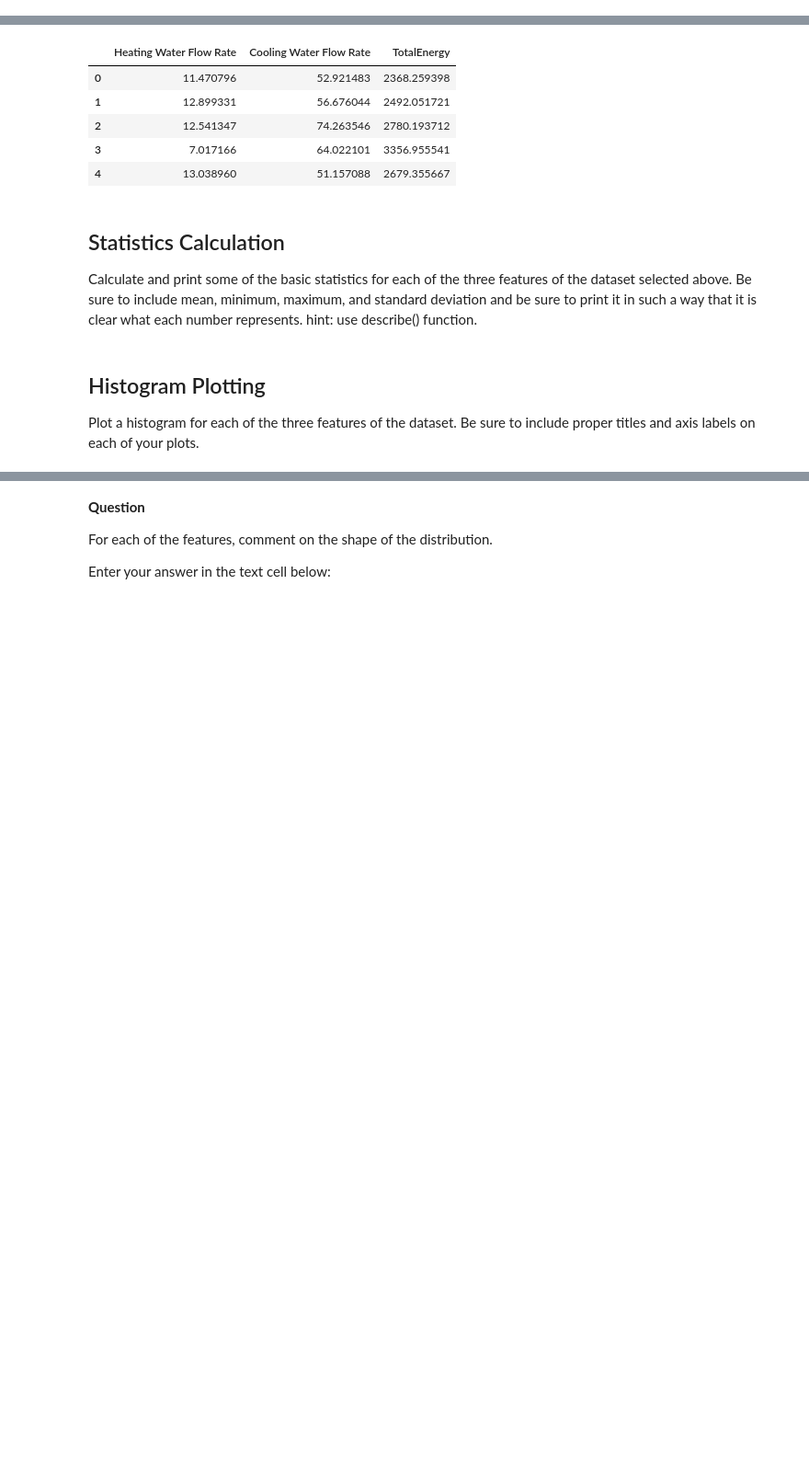
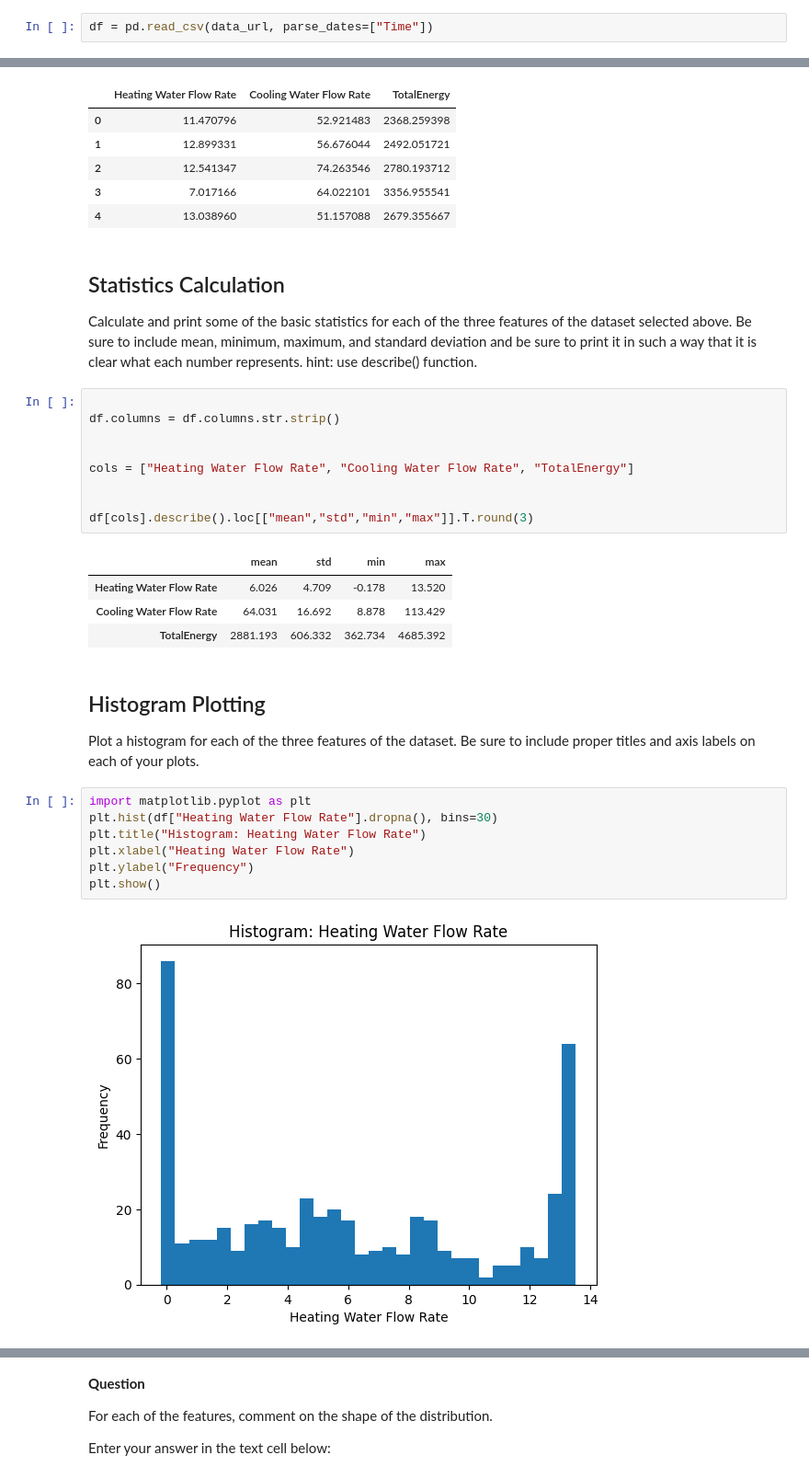
Before and after one commit to ncat-morrow/isen-project-1-370-project, a Jupyter notebook: ISEN_370_Project_1_Assignment.ipynb, the cells around one changed output, grey strips where cells are left out. Shown at 92% size. Saved outputs shown, nothing was run; the diff lists cells and outputs as text; blank space fills up the shorter version.

```diff
--- a/ISEN_370_Project_1_Assignment.ipynb
+++ b/ISEN_370_Project_1_Assignment.ipynb
@@ -36,3 +36,5 @@ df.head()
 ## Exploring Data
 # %% [markdown]
 Provide two lines of code below to read the csv data and display the first 5 rows of data.
+# %%
+df = pd.read_csv(data_url, parse_dates=["Time"])
@@ -55,6 +66,29 @@ df[["Heating Water Flow Rate","Cooling Water Flow Rate","TotalEnergy"]].head()
 Calculate and print some of the basic statistics for each of the three features of the dataset selected above.
 Be sure to include mean, minimum, maximum, and standard deviation and be sure to print it in such a way that it is clear what each number represents.
 hint: use describe() function.
+# %%
+
+df.columns = df.columns.str.strip()
+
+
+cols = ["Heating Water Flow Rate", "Cooling Water Flow Rate", "TotalEnergy"]
+
+
+df[cols].describe().loc[["mean","std","min","max"]].T.round(3)
+# %% [output]
+|  | mean | std | min | max |
+| Heating Water Flow Rate | 6.026 | 4.709 | -0.178 | 13.520 |
+| Cooling Water Flow Rate | 64.031 | 16.692 | 8.878 | 113.429 |
+| TotalEnergy | 2881.193 | 606.332 | 362.734 | 4685.392 |
 # %% [markdown]
 ## Histogram Plotting
 Plot a histogram for each of the three features of the dataset. Be sure to include proper titles and axis labels on each of your plots.
+# %%
+import matplotlib.pyplot as plt
+plt.hist(df["Heating Water Flow Rate"].dropna(), bins=30)
+plt.title("Histogram: Heating Water Flow Rate")
+plt.xlabel("Heating Water Flow Rate")
+plt.ylabel("Frequency")
+plt.show()
+# %% [output]
+[figure, added]
```
Also changed, not shown: parts of 9 cells of this notebook.
